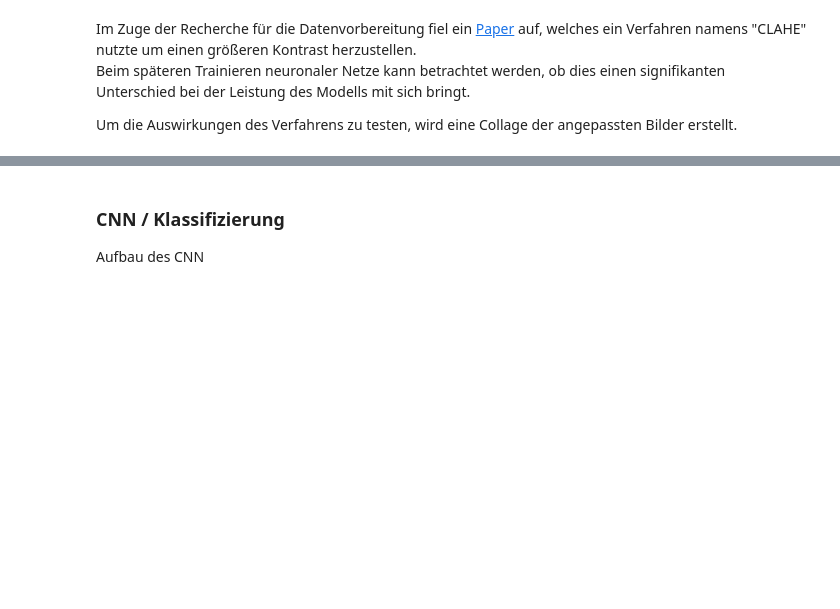
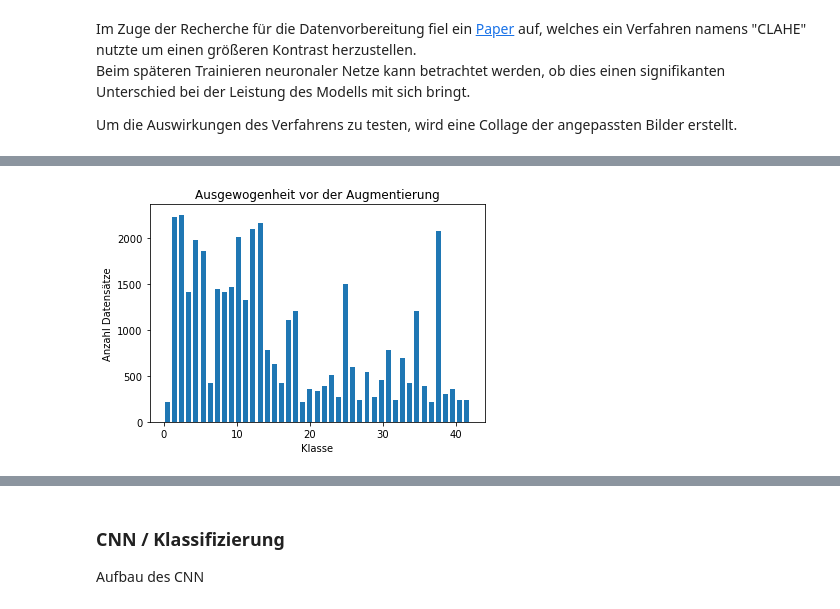
Before and after one commit to Na1k/ML-Lab_project, a Jupyter notebook: Sign-Classification.ipynb, the cells around one changed output, grey strips where cells are left out. Saved outputs shown, nothing was run; the diff lists cells and outputs as text; code cells hidden in the pictures; blank space fills up the shorter version.

```diff
--- a/Sign-Classification.ipynb
+++ b/Sign-Classification.ipynb
@@ -365,0 +426,8 @@ Bilder mit Nachbearbeitung (höherer Kontrast):
+# %%
+plt.hist(labels, bins=len(set(labels)), rwidth=0.7)
+plt.title("Ausgewogenheit vor der Augmentierung")
+plt.ylabel("Anzahl Datensätze")
+plt.xlabel("Klasse")
+plt.show()
+# %% [output]
+[figure, added]
```
Also changed, not shown: parts of 33 cells of this notebook.
